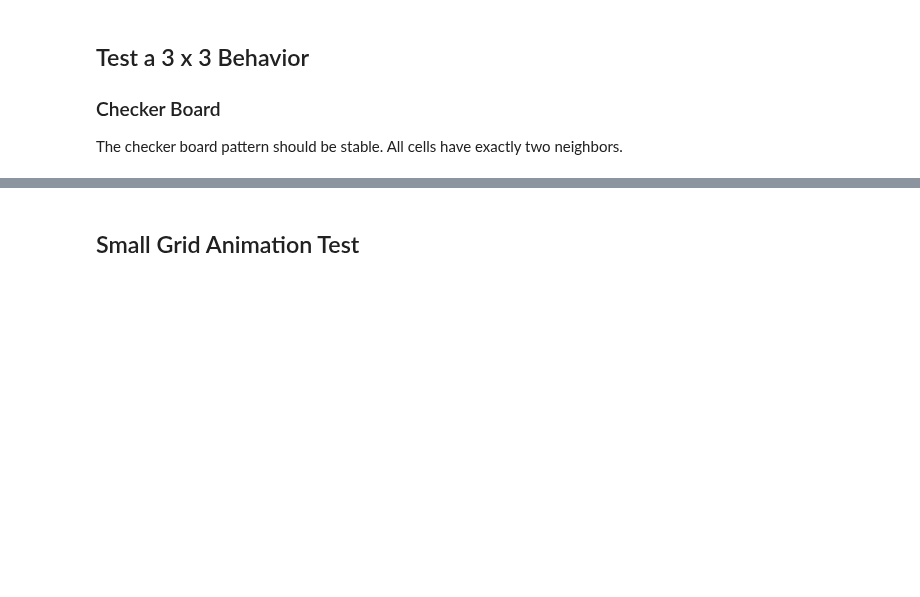
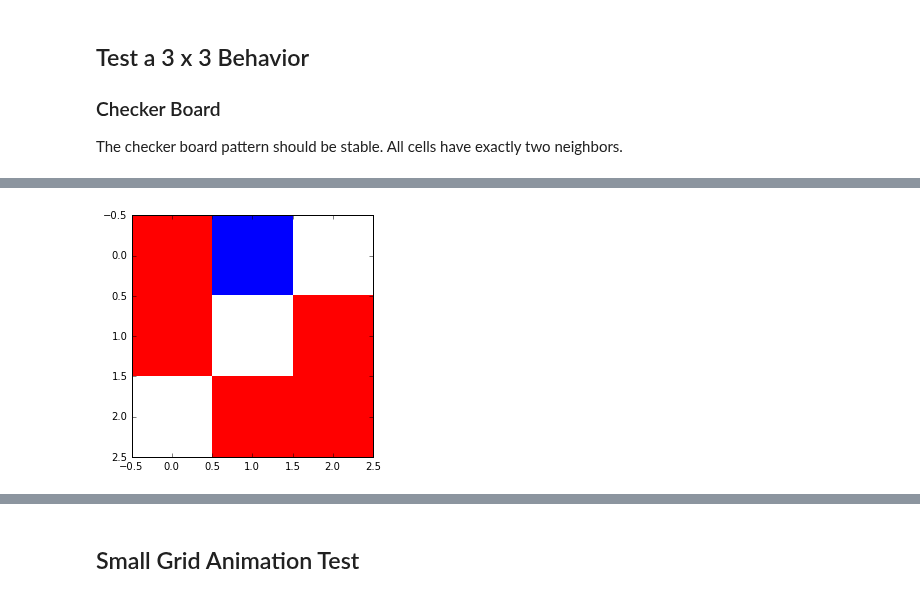
Before and after one commit to UCO-CSPI/CellularAutomaton, a Jupyter notebook: testingFireGrid.ipynb, the cells around one changed output, grey strips where cells are left out. Cells and saved outputs as stored; diff of their text form; code cells hidden in the pictures; blank space fills up the shorter version.

```diff
--- a/testingFireGrid.ipynb
+++ b/testingFireGrid.ipynb
@@ -82,6 +104,8 @@ MyFigure
 # %%
 MyGrid.Update()
-MyAxes.matshow(MyGrid['Value'])
+MyAxes.imshow(MyGrid['Value'],interpolation='nearest')
 MyFigure
+# %% [output]
+[figure, added]
 # %%
 MyGrid.Update()
```
Also changed, not shown: parts of 39 cells of this notebook, 6 other files.
